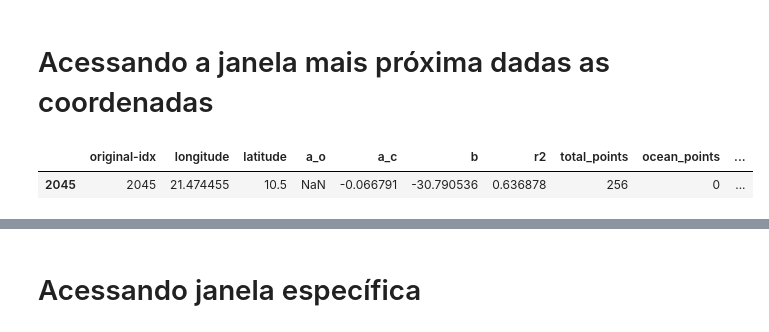
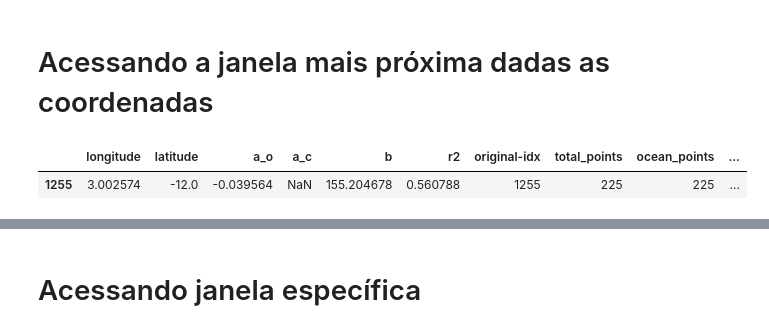
Before and after one commit to compgeolab/gravity-topography-regression, a Jupyter notebook: code/regression_windows_r2.ipynb, the cells around one changed output, grey strips where cells are left out. Saved outputs shown, nothing was run; the diff lists cells and outputs as text; code cells hidden in the pictures.

```diff
--- a/code/regression_windows_r2.ipynb
+++ b/code/regression_windows_r2.ipynb
@@ -98,21 +98,21 @@ fig_r2.show()
 # Acessando a janela mais próxima dadas as coordenadas
 # %%
 # achando janela mais próxima a um ponto dada a coordenada
-lon_window = 80
-lat_window = 80
+lon_window = 3.5
+lat_window = -12
 
 
 distances = r.np.sqrt((df_windows['longitude'] - lon_window)**2 + (df_windows['latitude'] - lat_window)**2)
 
 distances
 
 window_minor_distance = distances.idxmin()
 line_in_df_minor_distance = df_windows.loc[df_windows['original-idx'] == window_minor_distance]
 
 line_in_df_minor_distance
 # %% [output]
-|  | original-idx | longitude | latitude | a_o | a_c | b | r2 | total_points | ocean_points | ... |
-| 2045 | 2045 | 21.474455 | 10.5 | NaN | -0.066791 | -30.790536 | 0.636878 | 256 | 0 | ... |
+|  | longitude | latitude | a_o | a_c | b | r2 | original-idx | total_points | ocean_points | ... |
+| 1255 | 3.002574 | -12.0 | -0.039564 | NaN | 155.204678 | 0.560788 | 1255 | 225 | 225 | ... |
 # %%
 idx_current = indices[window_minor_distance][0]
 idx_current
```
Also changed, not shown: parts of 7 cells of this notebook, 1 other file.
